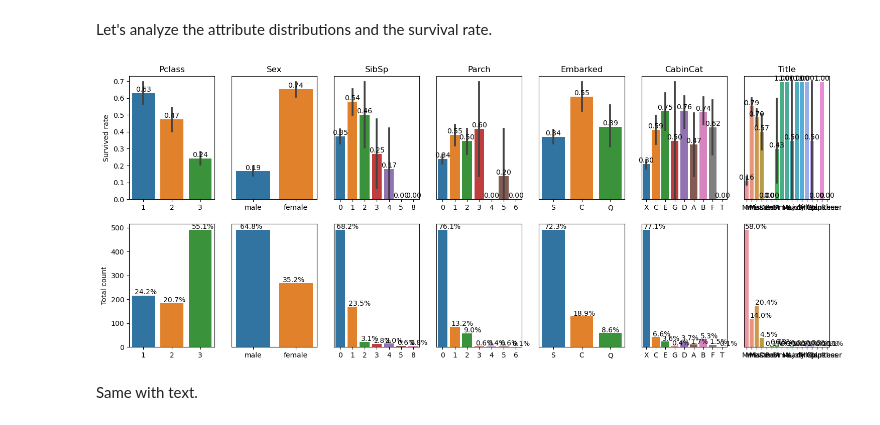
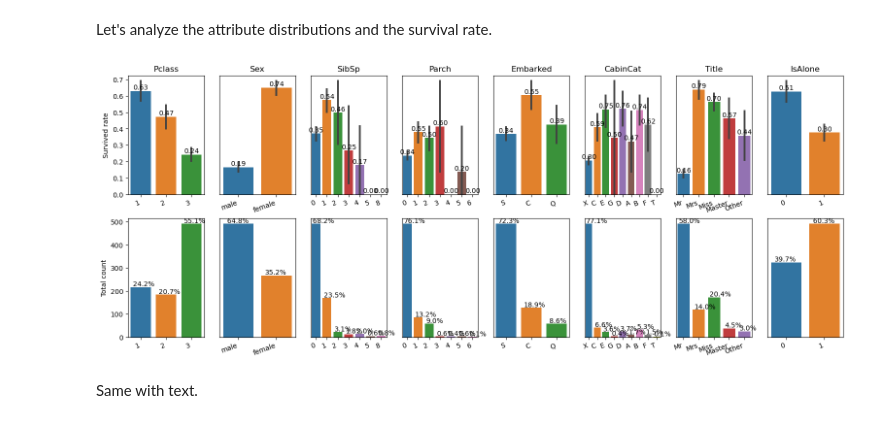
Before and after one commit to Andrey123qq2/Kaggle-Notebooks, a Jupyter notebook: titanic-predictions.ipynb, the cells around one changed output. Cells and saved outputs as stored; diff of their text form; code cells hidden in the pictures.

```diff
--- a/titanic-predictions.ipynb
+++ b/titanic-predictions.ipynb
@@ -297,3 +300,8 @@ Mme           1
 Don           1
 Jonkheer      1
 Name: Title, dtype: int64
+# %%
+common_titles = ["Mr", "Miss", "Mrs", "Master"]
+unique_titles = np.setdiff1d(train_data_eda["Title"], common_titles).tolist()
+train_data_eda["Title"] = train_data_eda["Title"].replace(unique_titles, "Other")
+train_data_eda['Title'].value_counts()
@@ -299,0 +315,3 @@ Name: Title, dtype: int64
+# %%
+train_data_eda["IsAlone"] = train_data_eda.eval("SibSp + Parch == 0").astype(int)
+train_data_eda["IsAlone"].value_counts()
@@ -335,6 +357,7 @@ def plot_count_and_rate(df, col1, col2, axes, hide_labels=True):
     axes[0].bar_label(axes[0].containers[0], fmt='%.2f')
     axes[0].set_title(col1)
     axes[0].set_ylabel(f"{col2} rate")
+    axes[0].set_xticklabels(axes[0].get_xticklabels(), rotation=20, ha='right')
     if hide_labels:
         axes[0].get_yaxis().set_visible(False)
     axes[0].xaxis.label.set_visible(False)
@@ -345,16 +368,17 @@ def plot_count_and_rate(df, col1, col2, axes, hide_labels=True):
     if hide_labels:
         axes[1].get_yaxis().set_visible(False)
     axes[1].xaxis.label.set_visible(False)
+    axes[1].set_xticklabels(axes[1].get_xticklabels(), rotation=20, ha='right')
 # %%
-fig, axes = plt.subplots(2, 7, figsize=(18, 7), sharex=False, sharey=False)
+fig, axes = plt.subplots(2, 8, figsize=(19, 7), sharex=False, sharey=False)
 i=-1
 for col in find_categorical_columns(train_data_eda):
     i += 1
     if i==0:
         continue
     plot_count_and_rate(train_data_eda, col, 'Survived', (axes[0,i-1], axes[1,i-1]), i!=1)
 # %% [output]
-[figure, old version]
+[figure, new version]
 # %% [markdown]
 Same with text.
 # %%
```
Also changed, not shown: parts of 27 cells of this notebook.
